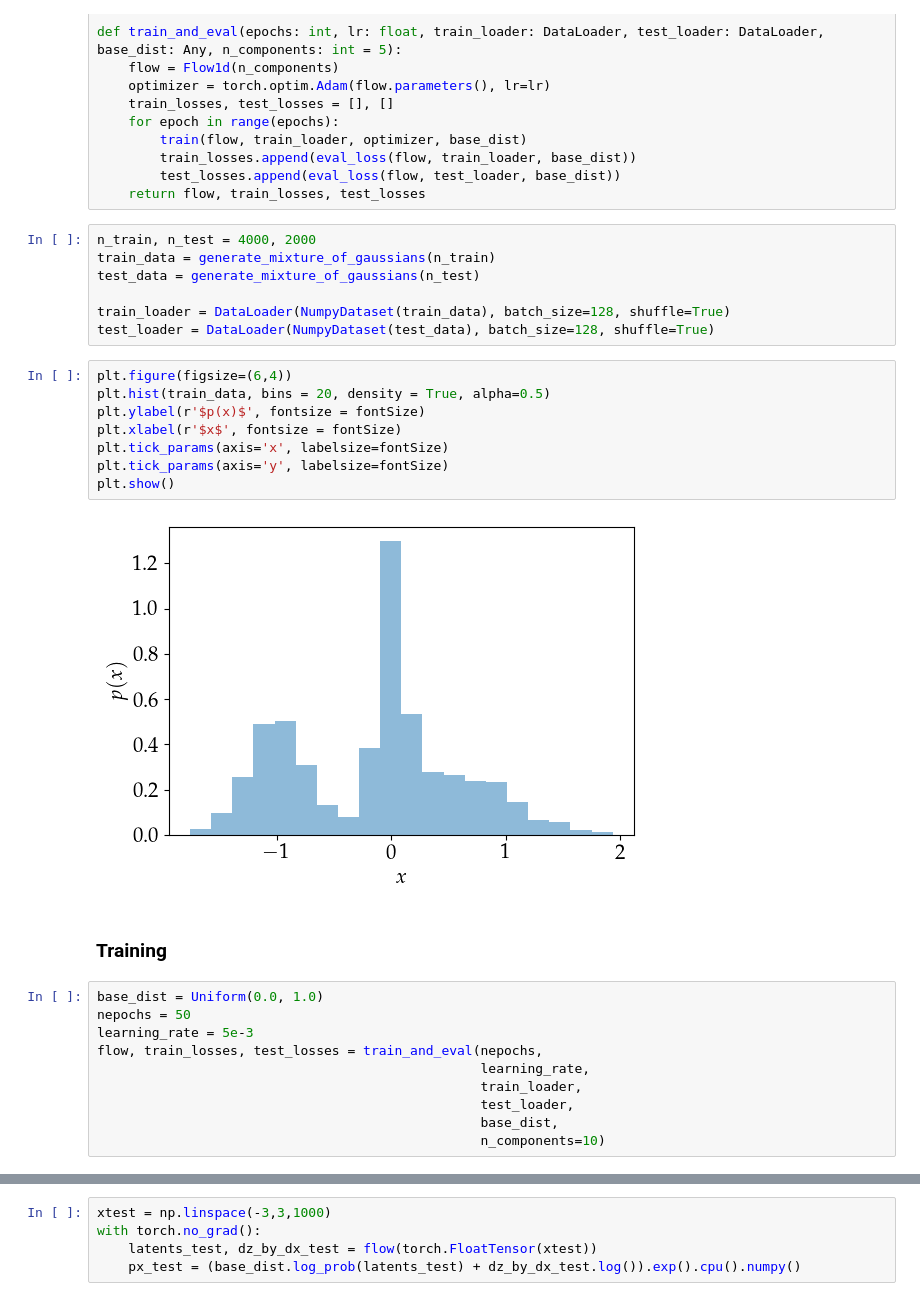
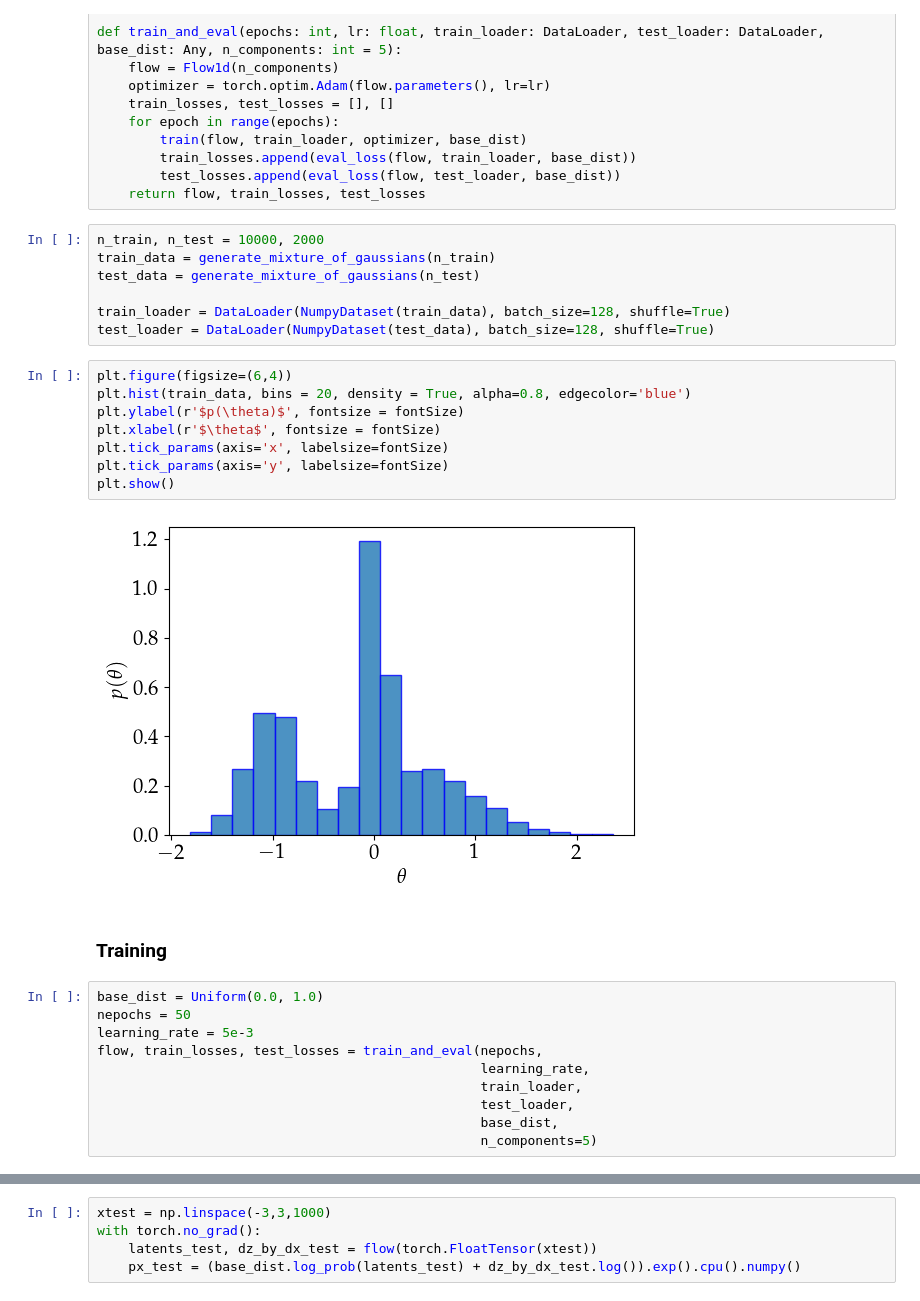
Before and after one commit to Harry45/emuflow, a Jupyter notebook: showcase.ipynb, the cells around one changed output, grey strips where cells are left out. Cells and saved outputs as stored; diff of their text form.

```diff
--- a/showcase.ipynb
+++ b/showcase.ipynb
@@ -531,7 +531,7 @@ def train_and_eval(epochs: int, lr: float, train_loader: DataLoader, test_loader
         test_losses.append(eval_loss(flow, test_loader, base_dist))
     return flow, train_losses, test_losses
 # %%
-n_train, n_test = 4000, 2000
+n_train, n_test = 10000, 2000
 train_data = generate_mixture_of_gaussians(n_train)
 test_data = generate_mixture_of_gaussians(n_test)
 
@@ -539,14 +539,14 @@ train_loader = DataLoader(NumpyDataset(train_data), batch_size=128, shuffle=True
 test_loader = DataLoader(NumpyDataset(test_data), batch_size=128, shuffle=True)
 # %%
 plt.figure(figsize=(6,4))
-plt.hist(train_data, bins = 20, density = True, alpha=0.5)
-plt.ylabel(r'$p(x)$', fontsize = fontSize)
-plt.xlabel(r'$x$', fontsize = fontSize)
+plt.hist(train_data, bins = 20, density = True, alpha=0.8, edgecolor='blue')
+plt.ylabel(r'$p(\theta)$', fontsize = fontSize)
+plt.xlabel(r'$\theta$', fontsize = fontSize)
 plt.tick_params(axis='x', labelsize=fontSize)
 plt.tick_params(axis='y', labelsize=fontSize)
 plt.show()
 # %% [output]
-[figure, old version]
+[figure, new version]
 # %% [markdown]
 ### Training
 # %%
@@ -558,7 +558,7 @@ flow, train_losses, test_losses = train_and_eval(nepochs,
                                                  train_loader,
                                                  test_loader,
                                                  base_dist,
-                                                 n_components=10)
+                                                 n_components=5)
 # %%
 plt.figure(figsize=(6,4))
 plt.plot(np.arange(nepochs) + 1.0, train_losses, lw=2, label = 'Train Loss')
```
Also changed, not shown: parts of 2 cells of this notebook, 1 other file.
